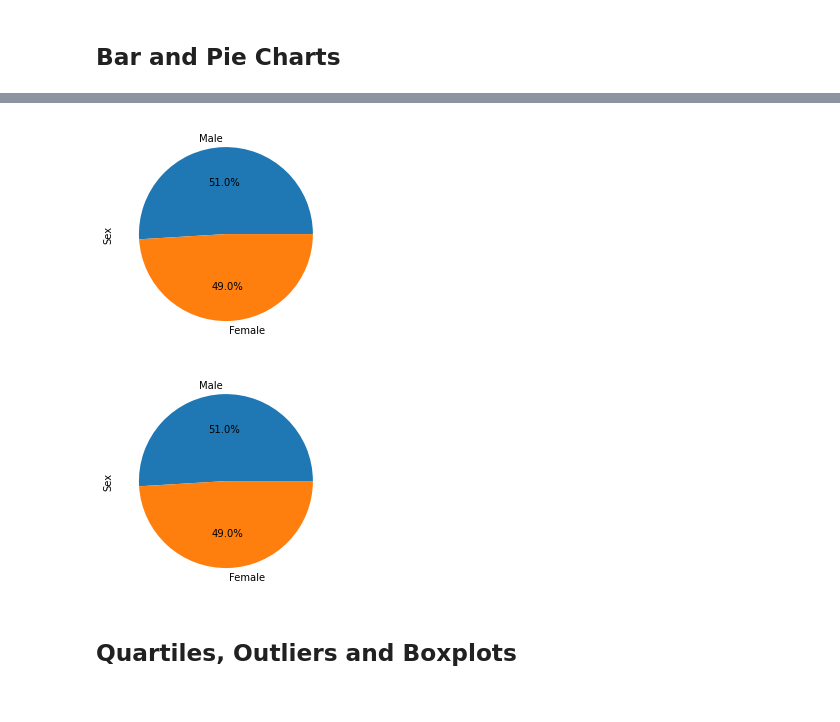
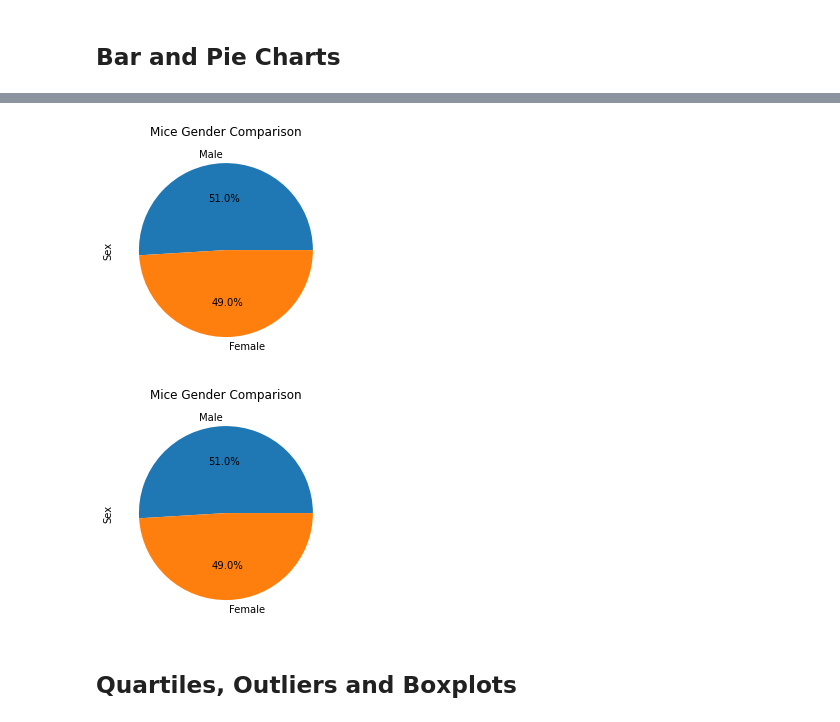
Before and after one commit to gusmendesbh/matplotlib-challenge, a Jupyter notebook: Pymaceuticals/pymaceuticals.ipynb, the cells around one changed output, grey strips where cells are left out. Cells and saved outputs as stored; diff of their text form; code cells hidden in the pictures.

```diff
--- a/Pymaceuticals/pymaceuticals.ipynb
+++ b/Pymaceuticals/pymaceuticals.ipynb
@@ -174,19 +176,21 @@ plt.show()
 # %%
 # Generate a pie plot showing the distribution of female versus male mice using Pandas
 gender = data_clean_df["Sex"].value_counts()
+plt.title("Mice Gender Comparison")
 gender.plot.pie(autopct="%1.1f%%")
 plt.show()
 # %% [output]
-[figure, old version]
+[figure, new version]
 # %%
 # Generate a pie plot showing the distribution of female versus male mice using pyplot
 labels = gender.index.values
 sizes = gender.values
 plt.pie(sizes, labels=labels, autopct="%1.1f%%")
 plt.ylabel('Sex')
+plt.title("Mice Gender Comparison")
 plt.show()
 # %% [output]
-[figure, old version]
+[figure, new version]
 # %% [markdown]
 ## Quartiles, Outliers and Boxplots
 # %% [markdown]
```
Also changed, not shown: parts of 3 cells of this notebook, 1 other file.
